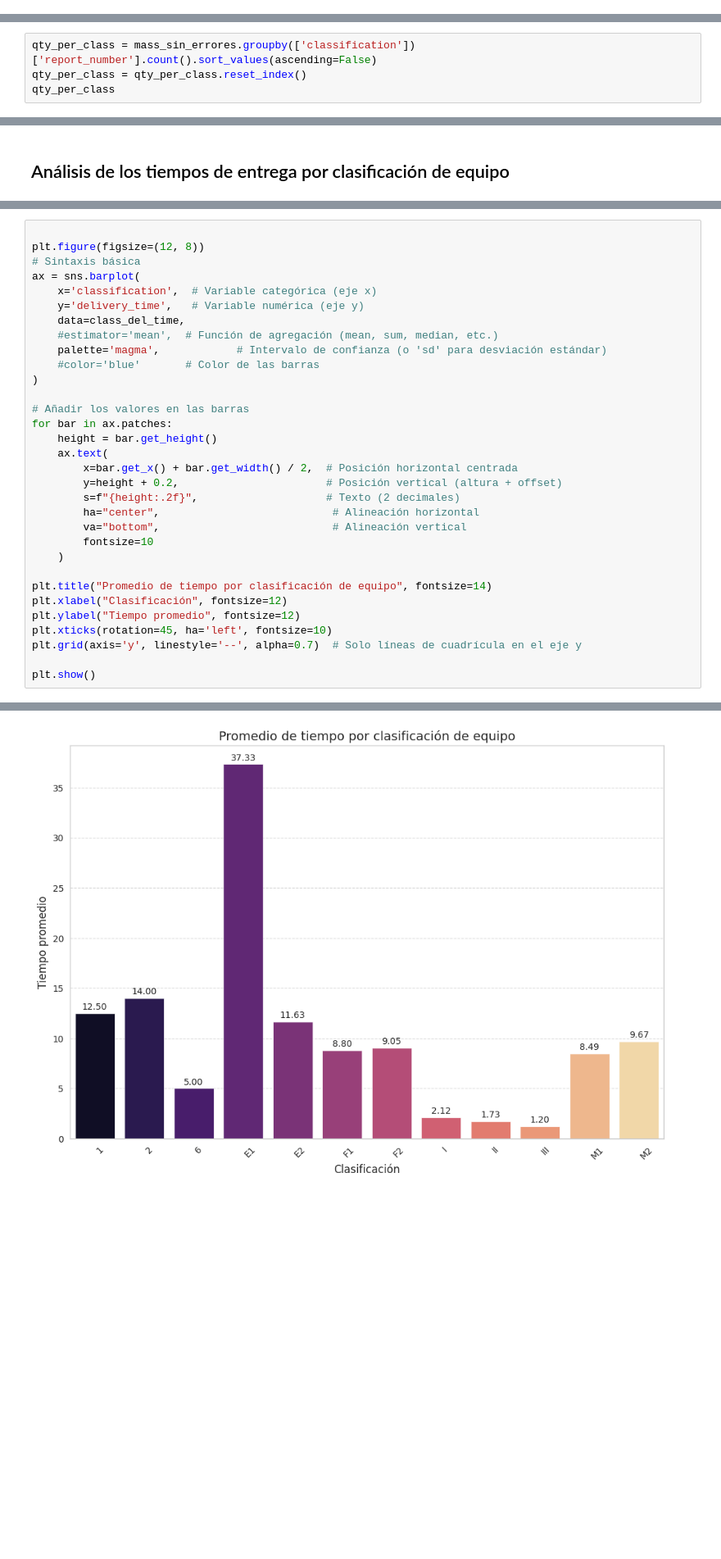
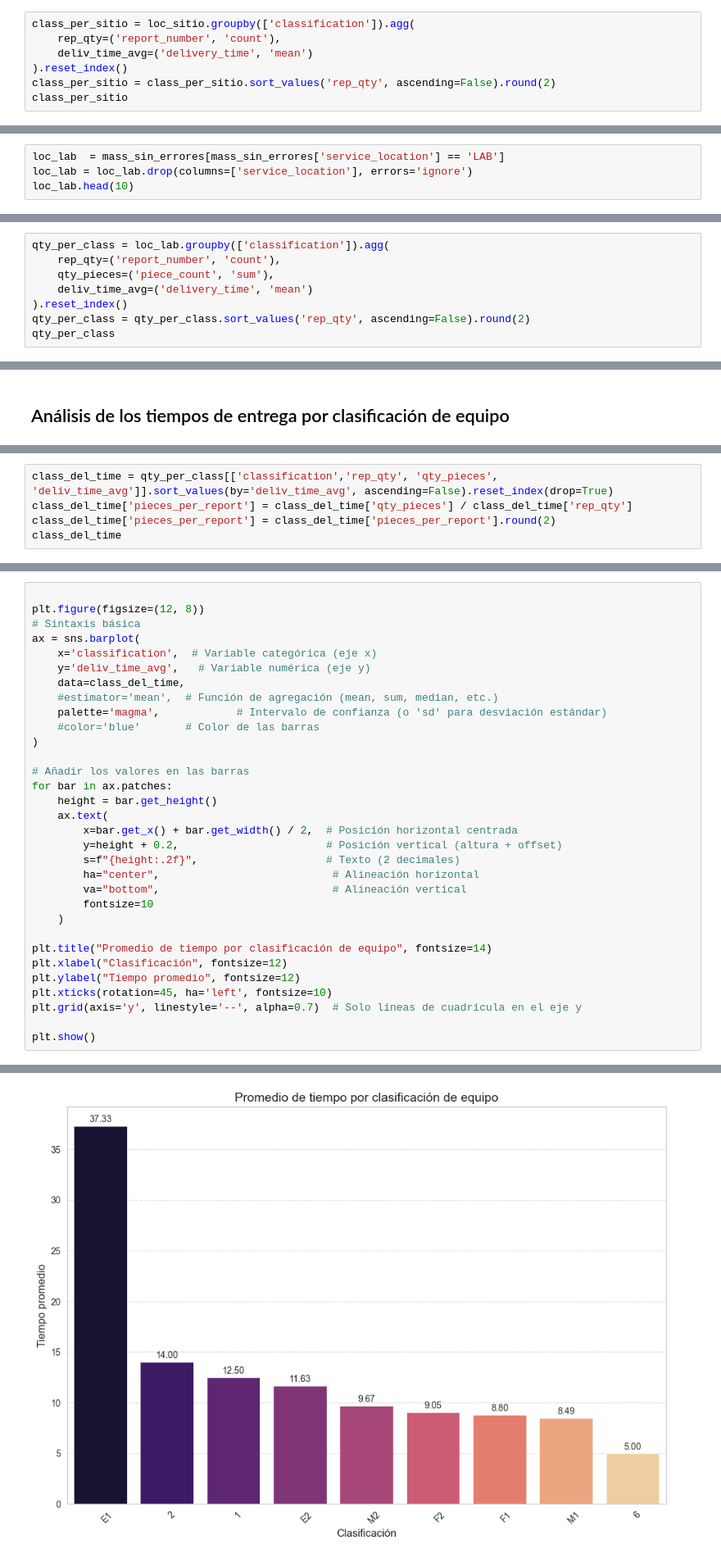
Before and after one commit to MiguelOscar-Insco/data-INSCO-hub, a Jupyter notebook: notebooks/mod_tecnico/lab_mass.ipynb, the cells around one changed output, grey strips where cells are left out. Shown: that part at 82% size. Saved outputs shown, nothing was run; the diff lists cells and outputs as text; blank space fills up the shorter version.

```diff
--- a/notebooks/mod_tecnico/lab_mass.ipynb
+++ b/notebooks/mod_tecnico/lab_mass.ipynb
@@ -608,0 +956,7 @@ memory usage: 54.0+ KB
+# %%
+class_per_sitio = loc_sitio.groupby(['classification']).agg(
+    rep_qty=('report_number', 'count'),
+    deliv_time_avg=('delivery_time', 'mean')
+).reset_index()
+class_per_sitio = class_per_sitio.sort_values('rep_qty', ascending=False).round(2)
+class_per_sitio
@@ -608,0 +1070,4 @@ memory usage: 54.0+ KB
+# %%
+loc_lab  = mass_sin_errores[mass_sin_errores['service_location'] == 'LAB']
+loc_lab = loc_lab.drop(columns=['service_location'], errors='ignore')
+loc_lab.head(10)
@@ -664,7 +1132,11 @@ mass_sin_errores.loc[mass_sin_errores['report_number'] == 'CCM0058.M/2025', 'pie
 # %% [markdown]
 ### Análisis de la cantidad de reportes por clasificación de equipo
 # %%
-qty_per_class = mass_sin_errores.groupby(['classification'])['report_number'].count().sort_values(ascending=False)
-qty_per_class = qty_per_class.reset_index()
+qty_per_class = loc_lab.groupby(['classification']).agg(
+    rep_qty=('report_number', 'count'),
+    qty_pieces=('piece_count', 'sum'),
+    deliv_time_avg=('delivery_time', 'mean')
+).reset_index()
+qty_per_class = qty_per_class.sort_values('rep_qty', ascending=False).round(2)
 qty_per_class
 # %% [output]
@@ -831,0 +1286,5 @@ class_del_time
+# %%
+class_del_time = qty_per_class[['classification','rep_qty', 'qty_pieces', 'deliv_time_avg']].sort_values(by='deliv_time_avg', ascending=False).reset_index(drop=True)
+class_del_time['pieces_per_report'] = class_del_time['qty_pieces'] / class_del_time['rep_qty']
+class_del_time['pieces_per_report'] = class_del_time['pieces_per_report'].round(2)
+class_del_time
@@ -835,37 +1308,37 @@ plt.figure(figsize=(12, 8))
 # Sintaxis básica
 ax = sns.barplot(
     x='classification',  # Variable categórica (eje x)
-    y='delivery_time',   # Variable numérica (eje y)
+    y='deliv_time_avg',   # Variable numérica (eje y)
     data=class_del_time,
     #estimator='mean',  # Función de agregación (mean, sum, median, etc.)
     palette='magma',            # Intervalo de confianza (o 'sd' para desviación estándar)
     #color='blue'       # Color de las barras
 )
 
 # Añadir los valores en las barras
 for bar in ax.patches:
     height = bar.get_height()
     ax.text(
         x=bar.get_x() + bar.get_width() / 2,  # Posición horizontal centrada
         y=height + 0.2,                       # Posición vertical (altura + offset)
         s=f"{height:.2f}",                    # Texto (2 decimales)
         ha="center",                           # Alineación horizontal
         va="bottom",                           # Alineación vertical
         fontsize=10
     )
 
 plt.title("Promedio de tiempo por clasificación de equipo", fontsize=14)
 plt.xlabel("Clasificación", fontsize=12)
 plt.ylabel("Tiempo promedio", fontsize=12)
 plt.xticks(rotation=45, ha='left', fontsize=10)
 plt.grid(axis='y', linestyle='--', alpha=0.7)  # Solo líneas de cuadrícula en el eje y
 
 plt.show()
 # %% [output]
 Passing `palette` without assigning `hue` is deprecated and will be removed in v0.14.0. Assign the `x` variable to `hue` and set `legend=False` for the same effect.
 
   ax = sns.barplot(
-[figure, old version]
+[figure, new version]
 # %% [markdown]
 # Análisis de Casos Atípicos y Recomendaciones
 
```
Also changed, not shown: parts of 91 cells of this notebook, 12 other files.
